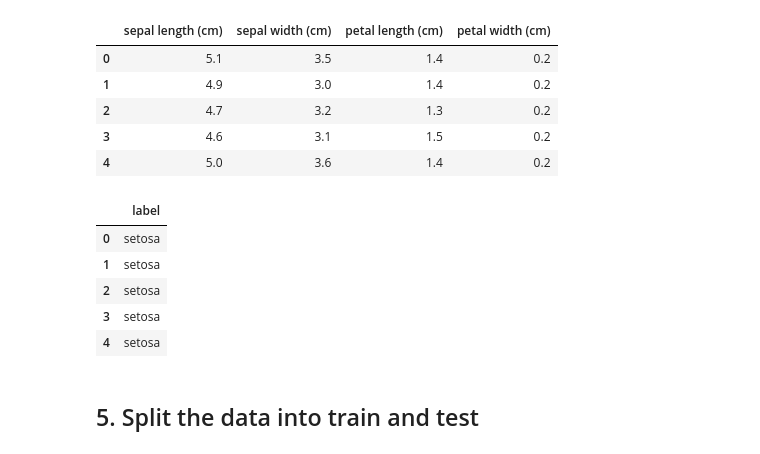
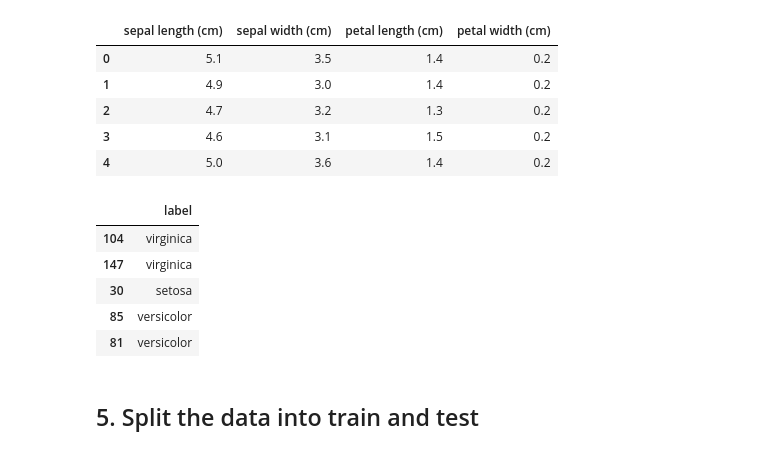
Before and after one commit to Eduardo-Coyto/ML-UTEC-4Geeks, a Jupyter notebook: export/exploring-decision-trees.ipynb, the cells around one changed output. Saved outputs shown, nothing was run; the diff lists cells and outputs as text; code cells hidden in the pictures.

```diff
--- a/export/exploring-decision-trees.ipynb
+++ b/export/exploring-decision-trees.ipynb
@@ -75,15 +75,15 @@ X.head()
 | 2 | 4.7 | 3.2 | 1.3 | 0.2 |
 | 3 | 4.6 | 3.1 | 1.5 | 0.2 |
 | 4 | 5.0 | 3.6 | 1.4 | 0.2 |
-# %%
-y.head()
-# %% [output]
-|  | label |
-| 0 | setosa |
-| 1 | setosa |
-| 2 | setosa |
-| 3 | setosa |
-| 4 | setosa |
+# %%
+y.sample(5)
+# %% [output]
+|  | label |
+| 104 | virginica |
+| 147 | virginica |
+| 30 | setosa |
+| 85 | versicolor |
+| 81 | versicolor |
 # %% [markdown]
 ## 5. Split the data into train and test
 # %% [markdown]
```
Also changed, not shown: parts of 4 cells of this notebook.
